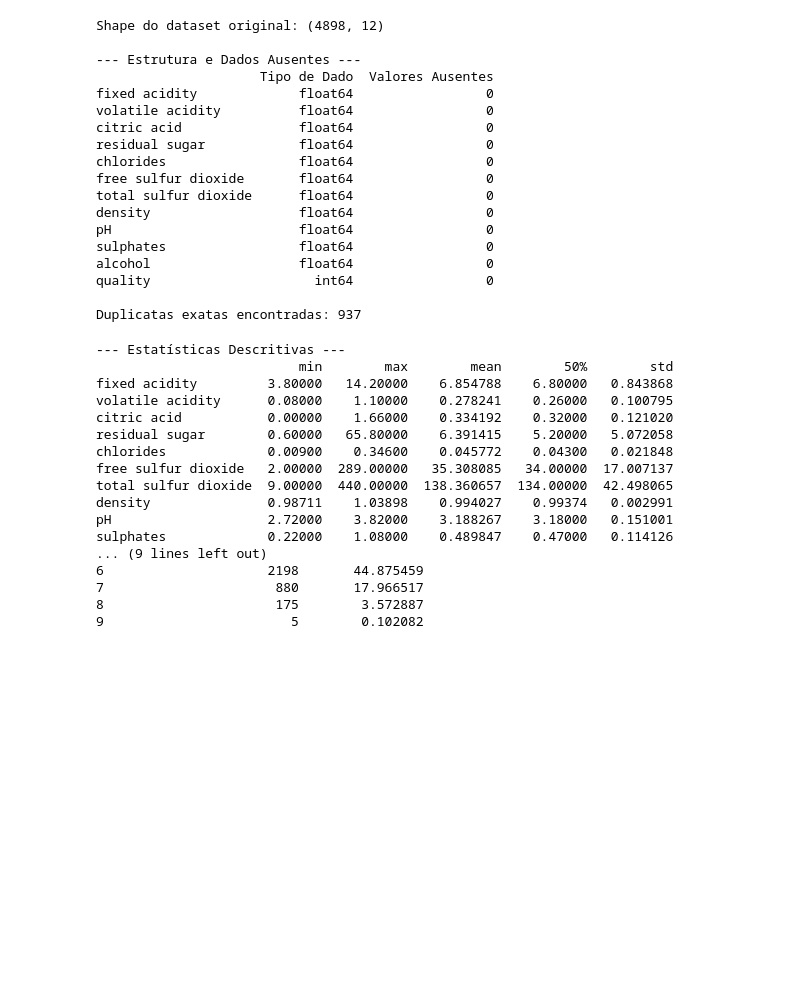
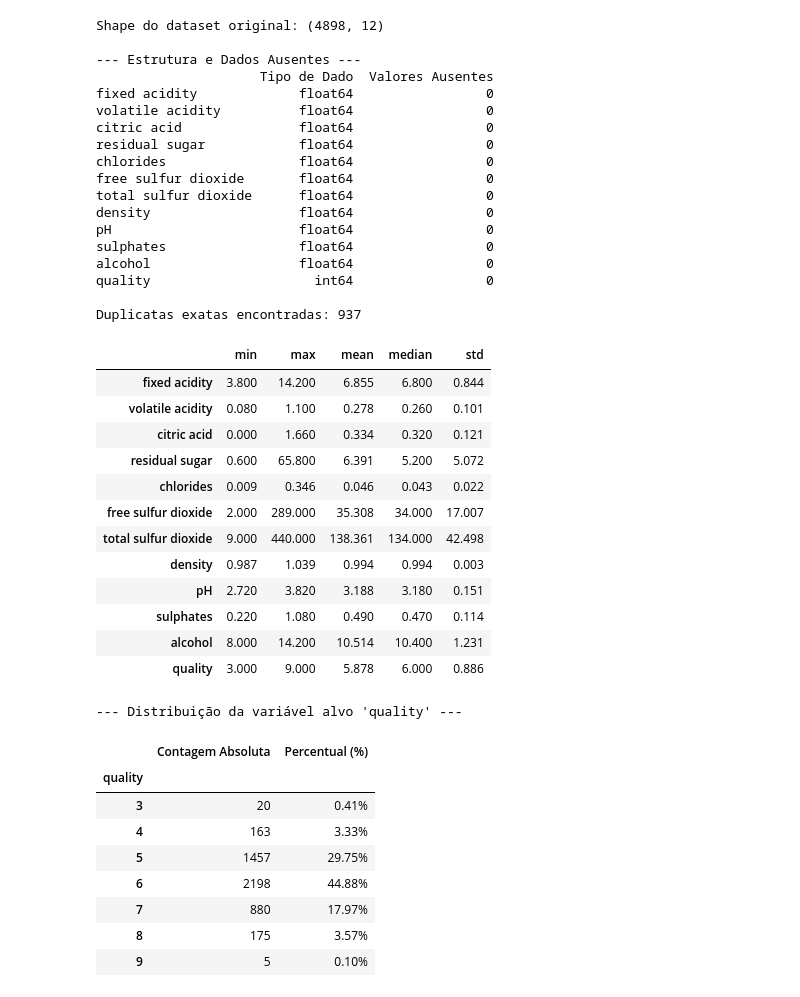
Before and after one commit to daviChechetto/Qualidade-de-vinho-com-Machine-Learing, a Jupyter notebook: auditoria.ipynb, the cells around one changed output. Drawn from its saved outputs; the diff is of its cells as text; code cells hidden in the pictures; blank space fills up the shorter version.

```diff
--- a/auditoria.ipynb
+++ b/auditoria.ipynb
@@ -57,38 +60,47 @@ quality                     int64                 0
 Duplicatas exatas encontradas: 937
 # %%
 # 6 e 7 Describe() completo mostrando min, max, mean, 50% (mediana) e std
-print("--- Estatísticas Descritivas ---")
-estatisticas = df.describe().T[['min', 'max', 'mean', '50%', 'std']]
-print(estatisticas)
+desc = df.describe().T
+desc['median'] = df.median()
+
+# Reorganizando para mostrar exatamente o que foi pedido
+desc_resumo = desc[['min', 'max', 'mean', 'median', 'std']]
+display(desc_resumo.round(3))
 
 # Vemos discrepâncias enormes de escala. Por exemplo, chlorides tem média 0.045, enquanto total sulfur dioxide tem média 138. Isso ratifica a sua visão de que escalonamento (como StandardScaler) será vital para modelos lineares ou SVMs.
 # Algumas variáveis como residual sugar possuem média (6.39) significativamente maior que a mediana (5.20), indicando uma cauda longa à direita (distribuição assimétrica).
 
 # 8 Distribuição absoluta e percentual de quality
 print("\n--- Distribuição da variável alvo 'quality' ---")
-distribuicao_quality = pd.DataFrame({
+quality_dist = pd.DataFrame({
     'Contagem Absoluta': df['quality'].value_counts().sort_index(),
-    'Percentual (%)': df['quality'].value_counts(normalize=True).sort_index() * 100
+    'Percentual (%)': df['quality'].value_counts(normalize=True).sort_index().apply(lambda x: f"{x * 100:.2f}%")
 })
-print(distribuicao_quality)
+display(quality_dist)
 
 # O problema é severamente desbalanceado. As notas 5 e 6 concentram aproximadamente 74.6% do dataset. Notas extremas como 3 e 9 somam juntas menos de 0.6% dos dados.
 # Risco Confirmado: Um modelo sem ajustes tenderá a chutar "6" para quase todas as amostras. Usar F1-score macro (como você planejou) e métodos de amostragem estratificada será essencial, senão a acurácia global mascarará a total ignorância do modelo sobre vinhos muito bons ou muito ruins.
 # %% [output]
+|  | min | max | mean | median | std |
+| fixed acidity | 3.800 | 14.200 | 6.855 | 6.800 | 0.844 |
+| volatile acidity | 0.080 | 1.100 | 0.278 | 0.260 | 0.101 |
+| citric acid | 0.000 | 1.660 | 0.334 | 0.320 | 0.121 |
+| residual sugar | 0.600 | 65.800 | 6.391 | 5.200 | 5.072 |
+| chlorides | 0.009 | 0.346 | 0.046 | 0.043 | 0.022 |
+| free sulfur dioxide | 2.000 | 289.000 | 35.308 | 34.000 | 17.007 |
+| total sulfur dioxide | 9.000 | 440.000 | 138.361 | 134.000 | 42.498 |
+| density | 0.987 | 1.039 | 0.994 | 0.994 | 0.003 |
+| pH | 2.720 | 3.820 | 3.188 | 3.180 | 0.151 |
+| sulphates | 0.220 | 1.080 | 0.490 | 0.470 | 0.114 |
+| alcohol | 8.000 | 14.200 | 10.514 | 10.400 | 1.231 |
+| quality | 3.000 | 9.000 | 5.878 | 6.000 | 0.886 |
---- Estatísticas Descritivas ---
-                          min        max        mean        50%        std
-fixed acidity         3.80000   14.20000    6.854788    6.80000   0.843868
-volatile acidity      0.08000    1.10000    0.278241    0.26000   0.100795
-citric acid           0.00000    1.66000    0.334192    0.32000   0.121020
-residual sugar        0.60000   65.80000    6.391415    5.20000   5.072058
-chlorides             0.00900    0.34600    0.045772    0.04300   0.021848
-free sulfur dioxide   2.00000  289.00000   35.308085   34.00000  17.007137
-total sulfur dioxide  9.00000  440.00000  138.360657  134.00000  42.498065
-density               0.98711    1.03898    0.994027    0.99374   0.002991
-pH                    2.72000    3.82000    3.188267    3.18000   0.151001
-sulphates             0.22000    1.08000    0.489847    0.47000   0.114126
-... (9 lines left out)
-6                     2198       44.875459
-7                      880       17.966517
-8                      175        3.572887
-9                        5        0.102082
+--- Distribuição da variável alvo 'quality' ---
+|  | Contagem Absoluta | Percentual (%) |
+| quality |  |  |
+| 3 | 20 | 0.41% |
+| 4 | 163 | 3.33% |
+| 5 | 1457 | 29.75% |
+| 6 | 2198 | 44.88% |
+| 7 | 880 | 17.97% |
+| 8 | 175 | 3.57% |
+| 9 | 5 | 0.10% |
```
Also changed, not shown: parts of 7 cells of this notebook.
